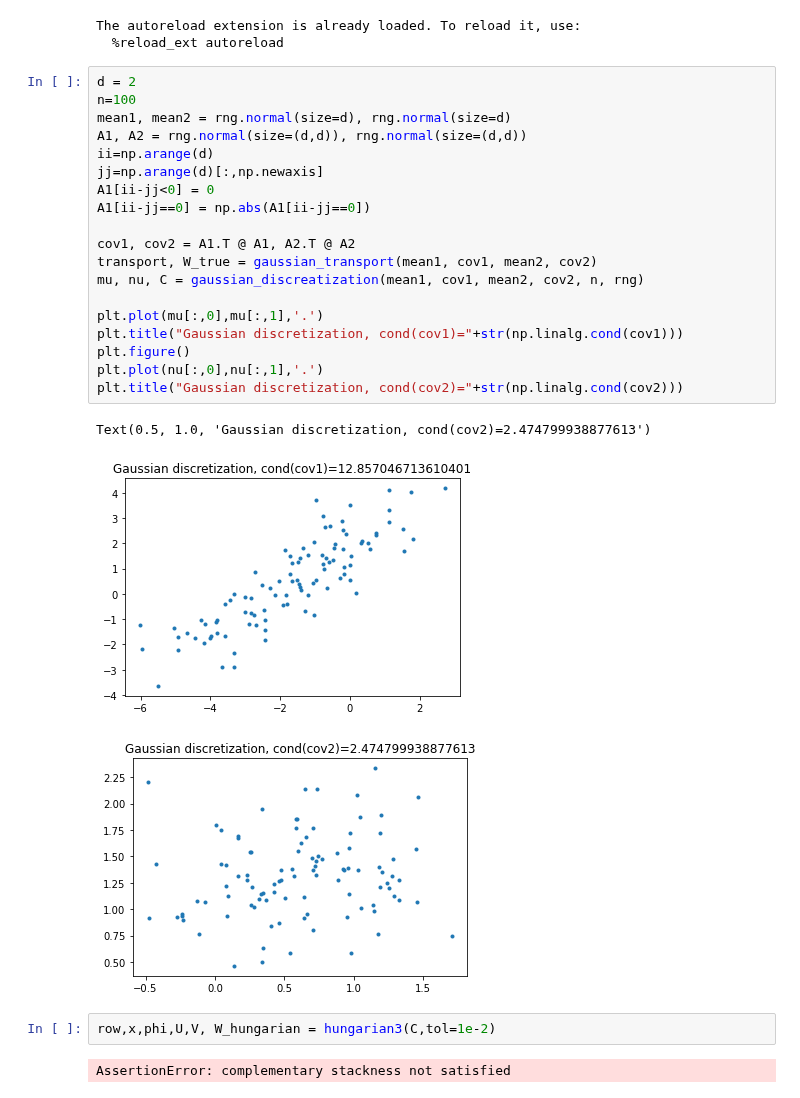
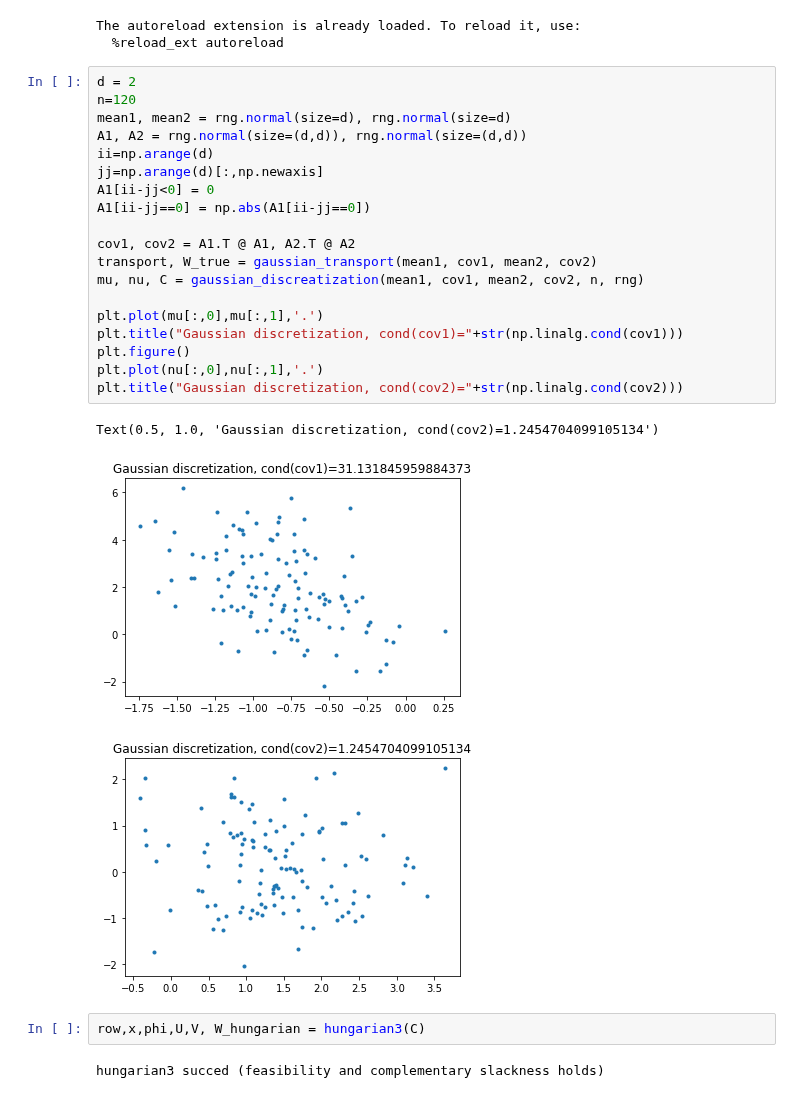
Before and after one commit to Benoit-Muller/Computational-Optimal-Transport, a Jupyter notebook: tests.ipynb, the cells around one changed output. Saved outputs shown, nothing was run; the diff lists cells and outputs as text.

```diff
--- a/tests.ipynb
+++ b/tests.ipynb
@@ -223,31 +218,31 @@ The autoreload extension is already loaded. To reload it, use:
   %reload_ext autoreload
 # %%
 d = 2
-n=100
+n=120
 mean1, mean2 = rng.normal(size=d), rng.normal(size=d)
 A1, A2 = rng.normal(size=(d,d)), rng.normal(size=(d,d))
 ii=np.arange(d)
 jj=np.arange(d)[:,np.newaxis]
 A1[ii-jj<0] = 0
 A1[ii-jj==0] = np.abs(A1[ii-jj==0])
 
 cov1, cov2 = A1.T @ A1, A2.T @ A2
 transport, W_true = gaussian_transport(mean1, cov1, mean2, cov2)
 mu, nu, C = gaussian_discreatization(mean1, cov1, mean2, cov2, n, rng)
 
 plt.plot(mu[:,0],mu[:,1],'.')
 plt.title("Gaussian discretization, cond(cov1)="+str(np.linalg.cond(cov1)))
 plt.figure()
 plt.plot(nu[:,0],nu[:,1],'.')
 plt.title("Gaussian discretization, cond(cov2)="+str(np.linalg.cond(cov2)))
 # %% [output]
-Text(0.5, 1.0, 'Gaussian discretization, cond(cov2)=2.474799938877613')
+Text(0.5, 1.0, 'Gaussian discretization, cond(cov2)=1.2454704099105134')
-[figure, old version]
+[figure, new version]
-[figure, old version]
+[figure, new version]
 # %%
-row,x,phi,U,V, W_hungarian = hungarian3(C,tol=1e-2)
+row,x,phi,U,V, W_hungarian = hungarian3(C)
 # %% [output]
-AssertionError: complementary stackness not satisfied
+hungarian3 succed (feasibility and complementary slackness holds)
 # %%
 print("W_true =",W_true)
 #transported_mu = np.array([transport(mu[:,i] for i in range(n))]).T
```
Also changed, not shown: parts of 5 cells of this notebook, 1 other file.
